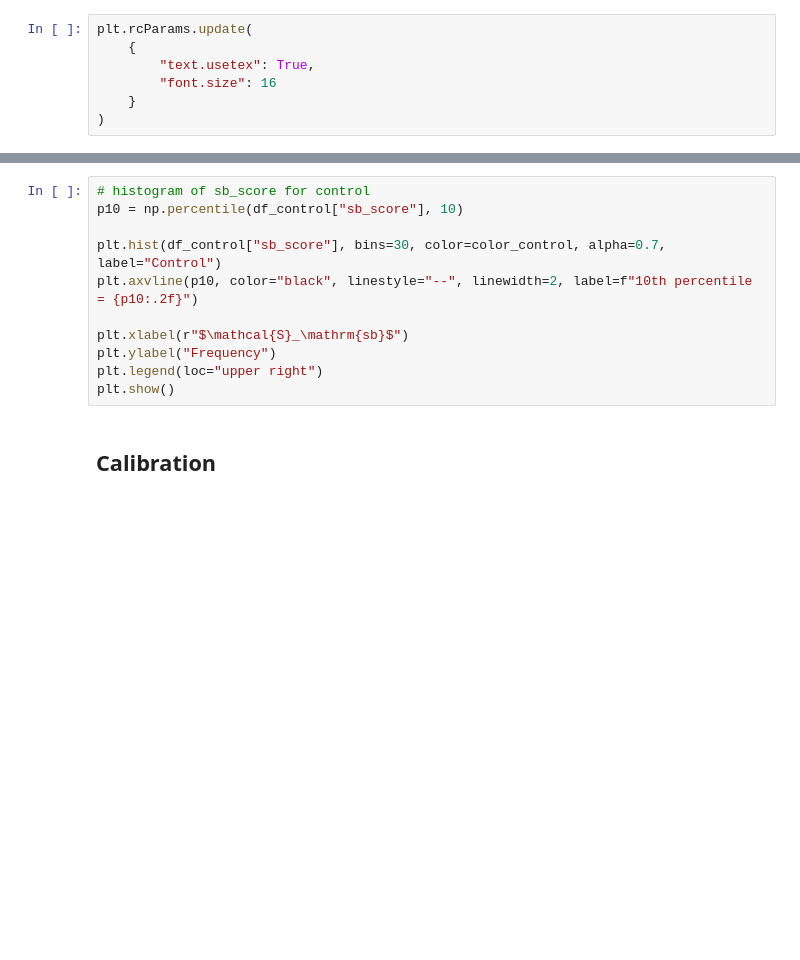
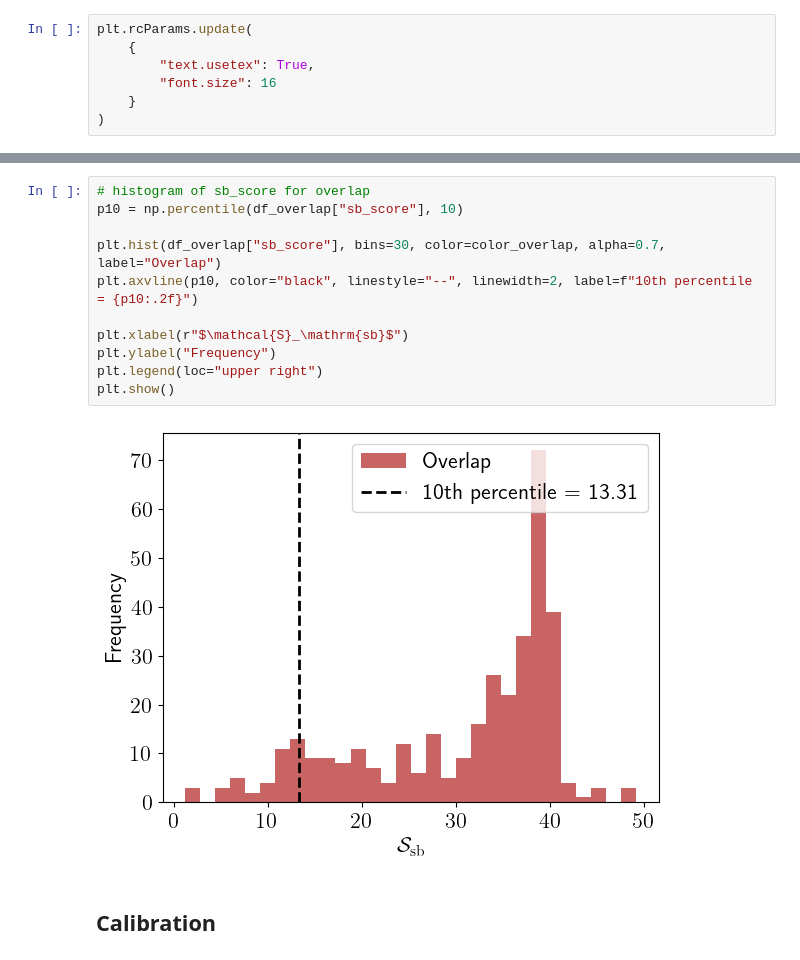
Before and after one commit to spqb/thermostable-ribozymes, a Jupyter notebook: lore/post_experiment_analysis/src/analysis_experiments.ipynb, the cells around one changed output, grey strips where cells are left out. Drawn from its saved outputs; the diff is of its cells as text; blank space fills up the shorter version.

```diff
--- a/lore/post_experiment_analysis/src/analysis_experiments.ipynb
+++ b/lore/post_experiment_analysis/src/analysis_experiments.ipynb
@@ -132,16 +129,18 @@ plt.show()
 # %% [output]
 [figure]
 # %%
-# histogram of sb_score for control
-p10 = np.percentile(df_control["sb_score"], 10)
+# histogram of sb_score for overlap
+p10 = np.percentile(df_overlap["sb_score"], 10)
 
-plt.hist(df_control["sb_score"], bins=30, color=color_control, alpha=0.7, label="Control")
+plt.hist(df_overlap["sb_score"], bins=30, color=color_overlap, alpha=0.7, label="Overlap")
 plt.axvline(p10, color="black", linestyle="--", linewidth=2, label=f"10th percentile = {p10:.2f}")
 
 plt.xlabel(r"$\mathcal{S}_\mathrm{sb}$")
 plt.ylabel("Frequency")
 plt.legend(loc="upper right")
 plt.show()
+# %% [output]
+[figure, added]
 # %% [markdown]
 ## Calibration
 # %%
```
Also changed, not shown: parts of 5 cells of this notebook, 13 other files.
